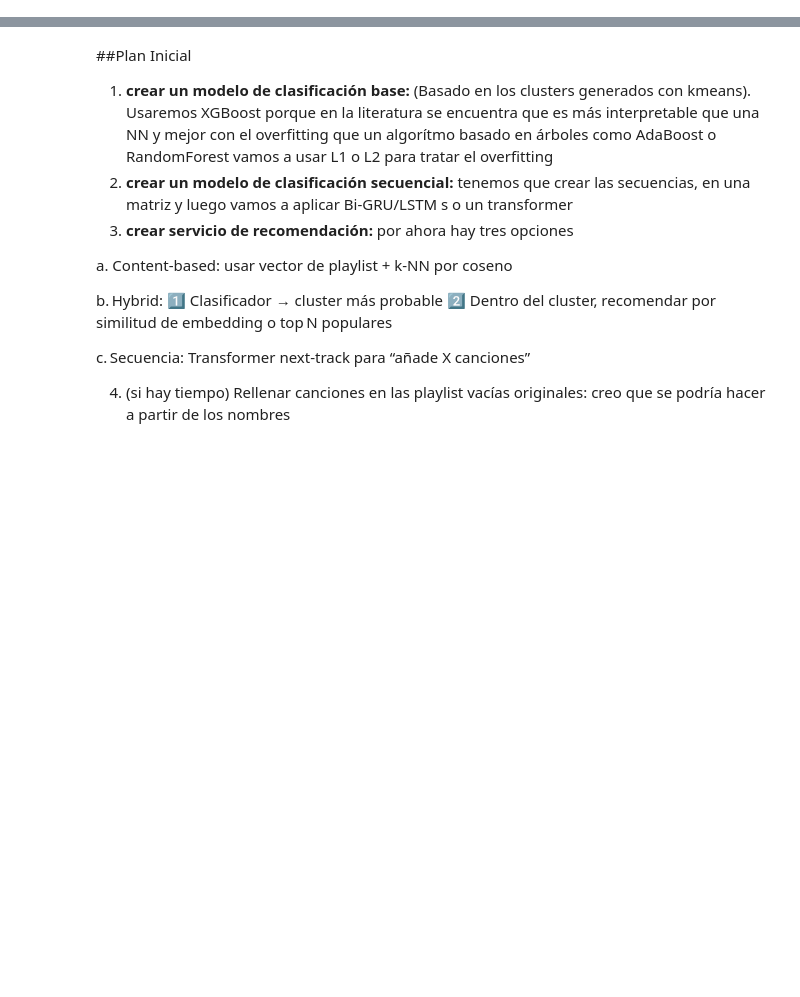
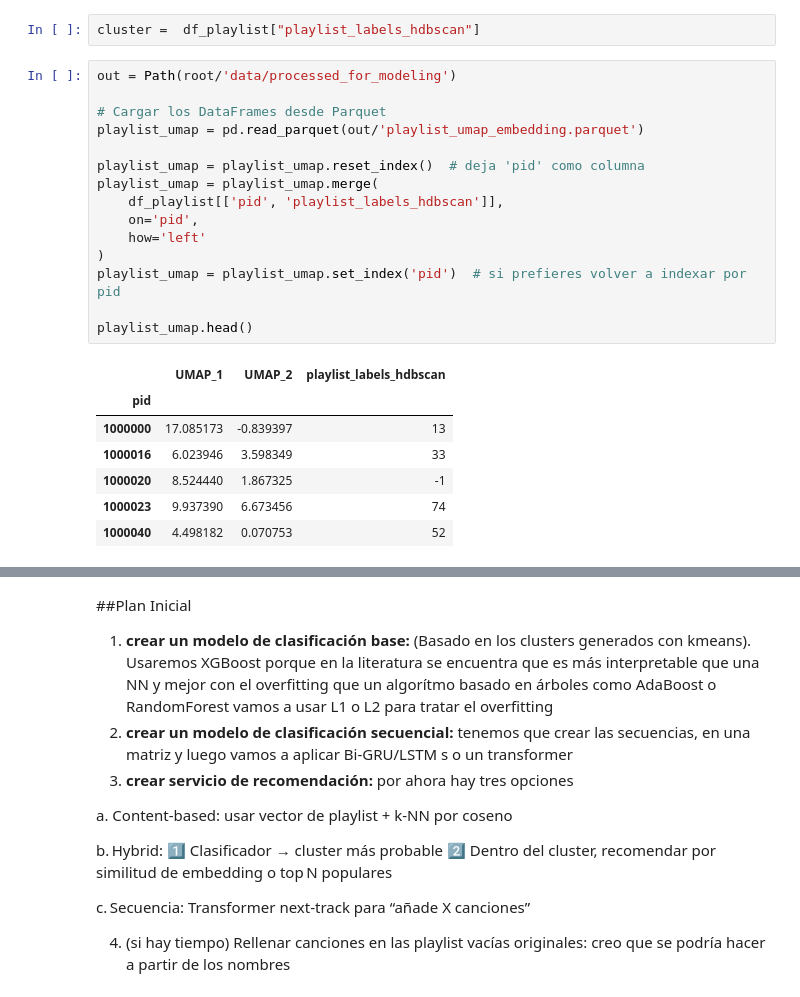
Before and after one commit to fabianlgomez/mpd-PlaylistSimilarity-unal, a Jupyter notebook: prediction.ipynb, the cells around one changed output, grey strips where cells are left out. Drawn from its saved outputs; the diff is of its cells as text; blank space fills up the shorter version.

```diff
--- a/prediction.ipynb
+++ b/prediction.ipynb
@@ -22,0 +23,25 @@ df_playlist.head()
+# %%
+cluster =  df_playlist["playlist_labels_hdbscan"]
+# %%
+out = Path(root/'data/processed_for_modeling')
+
+# Cargar los DataFrames desde Parquet
+playlist_umap = pd.read_parquet(out/'playlist_umap_embedding.parquet')
+
+playlist_umap = playlist_umap.reset_index()  # deja 'pid' como columna
+playlist_umap = playlist_umap.merge(
+    df_playlist[['pid', 'playlist_labels_hdbscan']],
+    on='pid',
+    how='left'
+)
+playlist_umap = playlist_umap.set_index('pid')  # si prefieres volver a indexar por pid
+
+playlist_umap.head()
+# %% [output]
+|  | UMAP_1 | UMAP_2 | playlist_labels_hdbscan |
+| pid |  |  |  |
+| 1000000 | 17.085173 | -0.839397 | 13 |
+| 1000016 | 6.023946 | 3.598349 | 33 |
+| 1000020 | 8.524440 | 1.867325 | -1 |
+| 1000023 | 9.937390 | 6.673456 | 74 |
+| 1000040 | 4.498182 | 0.070753 | 52 |
```
Also changed, not shown: parts of 18 cells of this notebook.
